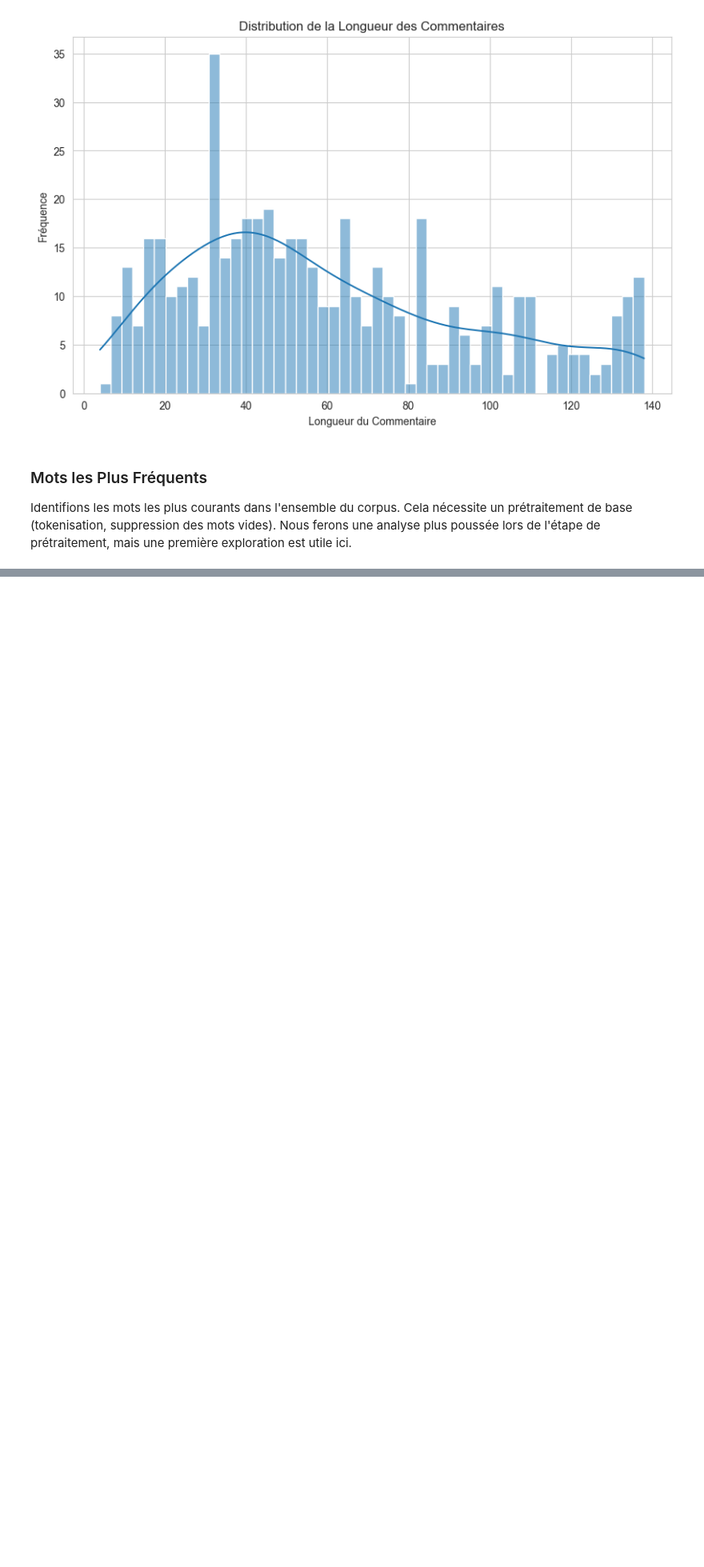
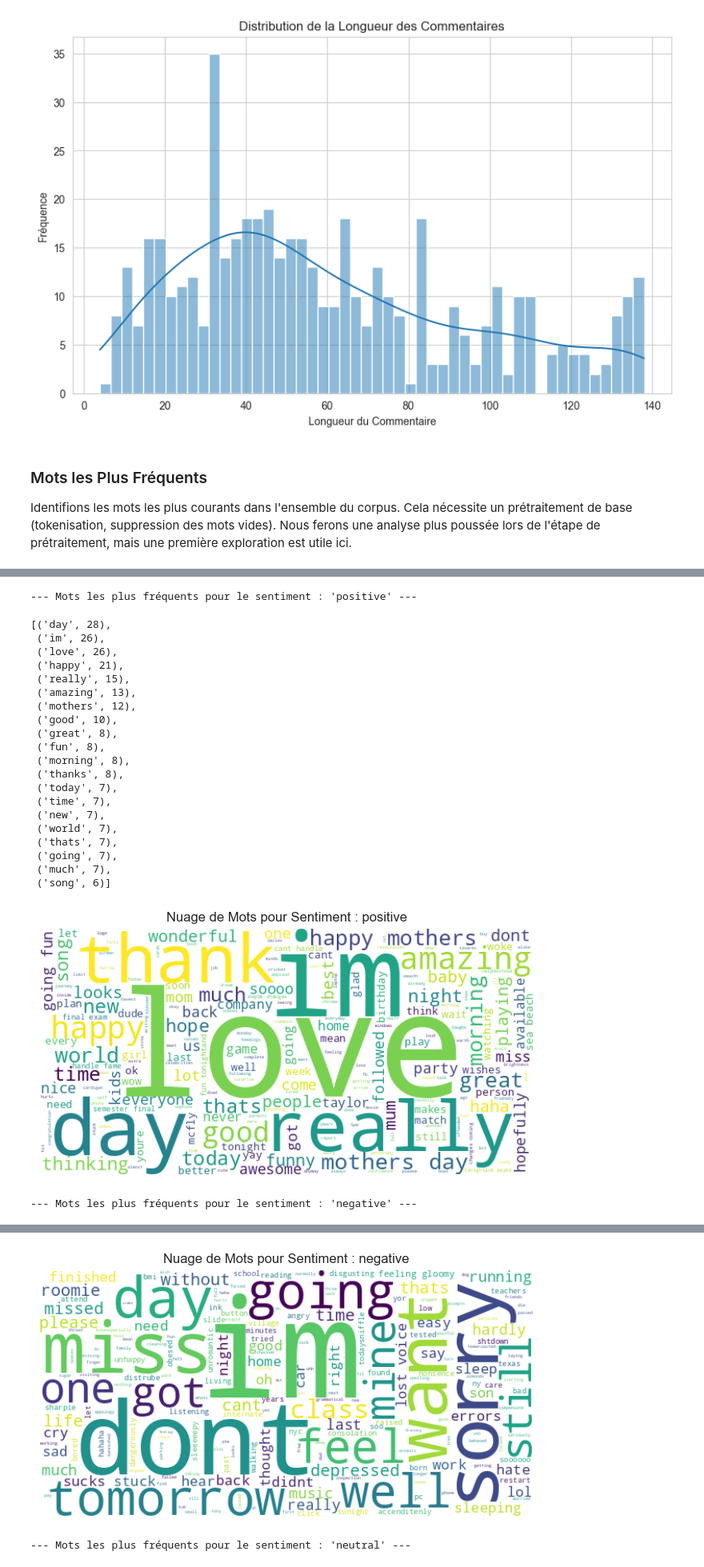
Before and after one commit to INFO-DECISIO/sentiment_analysis_by_Performer, a Jupyter notebook: notebooks/1_data_exploration.ipynb, the cells around one changed output, grey strips where cells are left out. Shown at 80% size. Cells and saved outputs as stored; diff of their text form; code cells hidden in the pictures; blank space fills up the shorter version.

```diff
--- a/notebooks/1_data_exploration.ipynb
+++ b/notebooks/1_data_exploration.ipynb
@@ -265,0 +283,65 @@ Sur la base de cette EDA, les prochaines étapes du projet seront :
+# %%
+# Analyse des mots fréquents par catégorie de sentiment
+sentiment_categories = df[sentiment_column].unique() # Obtient toutes les catégories uniques
+
+# Quelques stopwords supplémentaires qui pourraient apparaître après le premier nettoyage
+# Ajoutez ici des mots qui sont très fréquents mais non pertinents pour le sentiment
+additional_stopwords = set(['comment', 'user', 'like', 'get', 'make', 'go', 'see', 'know'])
+
+all_stop_words_extended = all_stop_words.union(additional_stopwords)
+
+
+if df is not None and text_column in df.columns and sentiment_column in df.columns:
+    for sentiment in sentiment_categories:
+        print(f"\n--- Mots les plus fréquents pour le sentiment : '{sentiment}' ---")
+
+        # Filtrer le DataFrame pour le sentiment actuel
+        df_sentiment = df[df[sentiment_column] == sentiment]
+
+        # Combiner le texte, nettoyer, tokeniser et supprimer les stopwords étendus
+        sentiment_text_combined = " ".join(df_sentiment[text_column].dropna()).lower()
+        sentiment_text_no_punct = sentiment_text_combined.translate(str.maketrans('', '', string.punctuation))
+        sentiment_words = [word for word in sentiment_text_no_punct.split() if word not in all_stop_words_extended and len(word) > 1]
+
+        if len(sentiment_words) > 0:
+            # Compter les mots les plus fréquents pour ce sentiment
+            most_common_sentiment_words = Counter(sentiment_words).most_common(20)
+            display(most_common_sentiment_words)
+
+            # Générer un Word Cloud par sentiment
+            plt.figure(figsize=(8, 5))
+            wordcloud_sentiment = WordCloud(width=600, height=300, background_color='white').generate(" ".join(sentiment_words))
+            plt.imshow(wordcloud_sentiment, interpolation='bilinear')
+            plt.axis("off")
+            plt.title(f'Nuage de Mots pour Sentiment : {sentiment}')
+            plt.show()
+        else:
+            print("Pas assez de mots pour cette catégorie de sentiment pour une analyse de fréquence pertinente.")
+
+#  L'analyse par sentiment met en évidence les termes qui sont particulièrement associés à chaque catégorie.
+#  Par exemple, des mots comme "super", "excellent" pour un sentiment positif, ou "déçu", "problème" pour un négatif.
+#  Cela aide à comprendre le signal dans les données et peut guider le choix des caractéristiques pour le modèle.
+# %% [output]
+--- Mots les plus fréquents pour le sentiment : 'positive' ---
+[('day', 28),
+ ('im', 26),
+ ('love', 26),
+ ('happy', 21),
+ ('really', 15),
+ ('amazing', 13),
+ ('mothers', 12),
+ ('good', 10),
+ ('great', 8),
+ ('fun', 8),
+ ('morning', 8),
+ ('thanks', 8),
+ ('today', 7),
+ ('time', 7),
+ ('new', 7),
+ ('world', 7),
+ ('thats', 7),
+ ('going', 7),
+ ('much', 7),
+ ('song', 6)]
+[figure, added]
+--- Mots les plus fréquents pour le sentiment : 'negative' ---
@@ -265,0 +368,2 @@ Sur la base de cette EDA, les prochaines étapes du projet seront :
+[figure, added]
+--- Mots les plus fréquents pour le sentiment : 'neutral' ---
```
Also changed, not shown: parts of 7 cells of this notebook.
